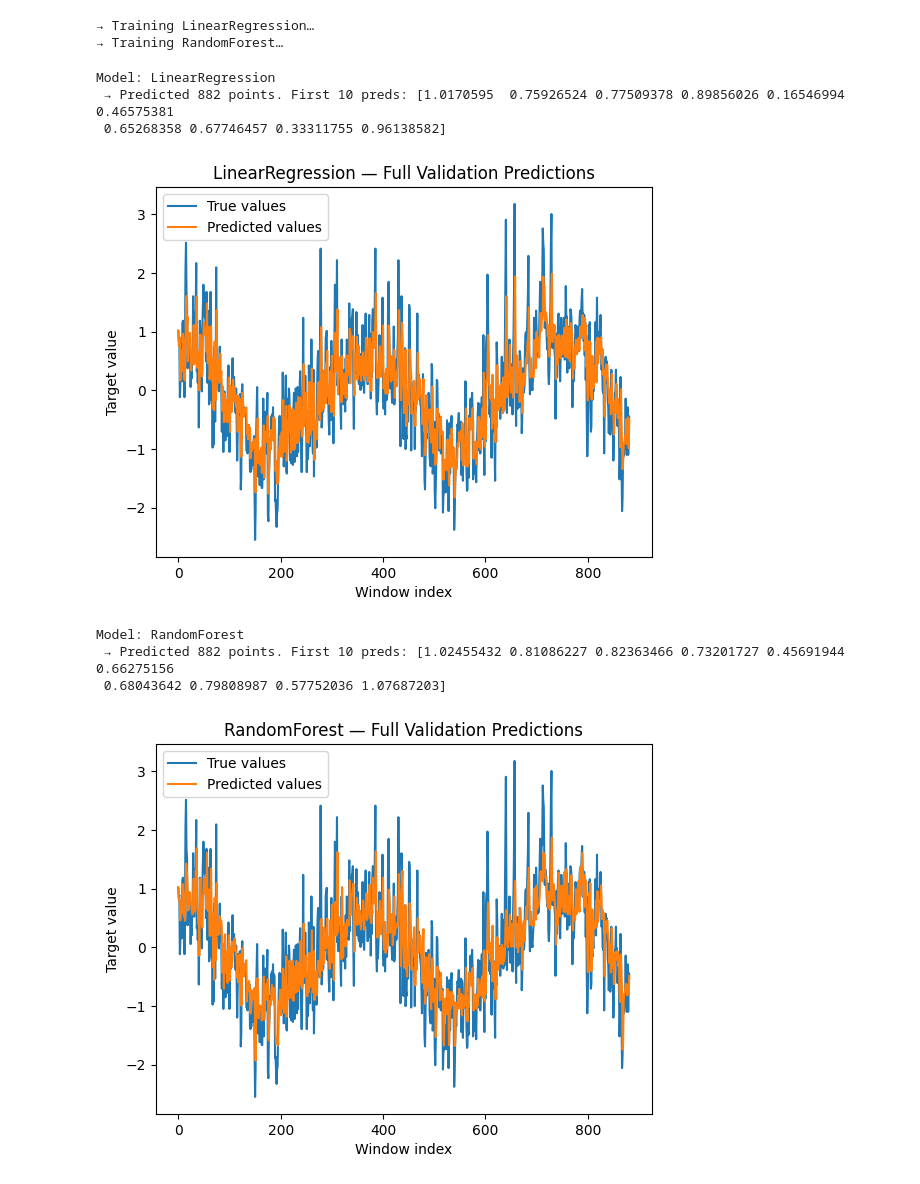
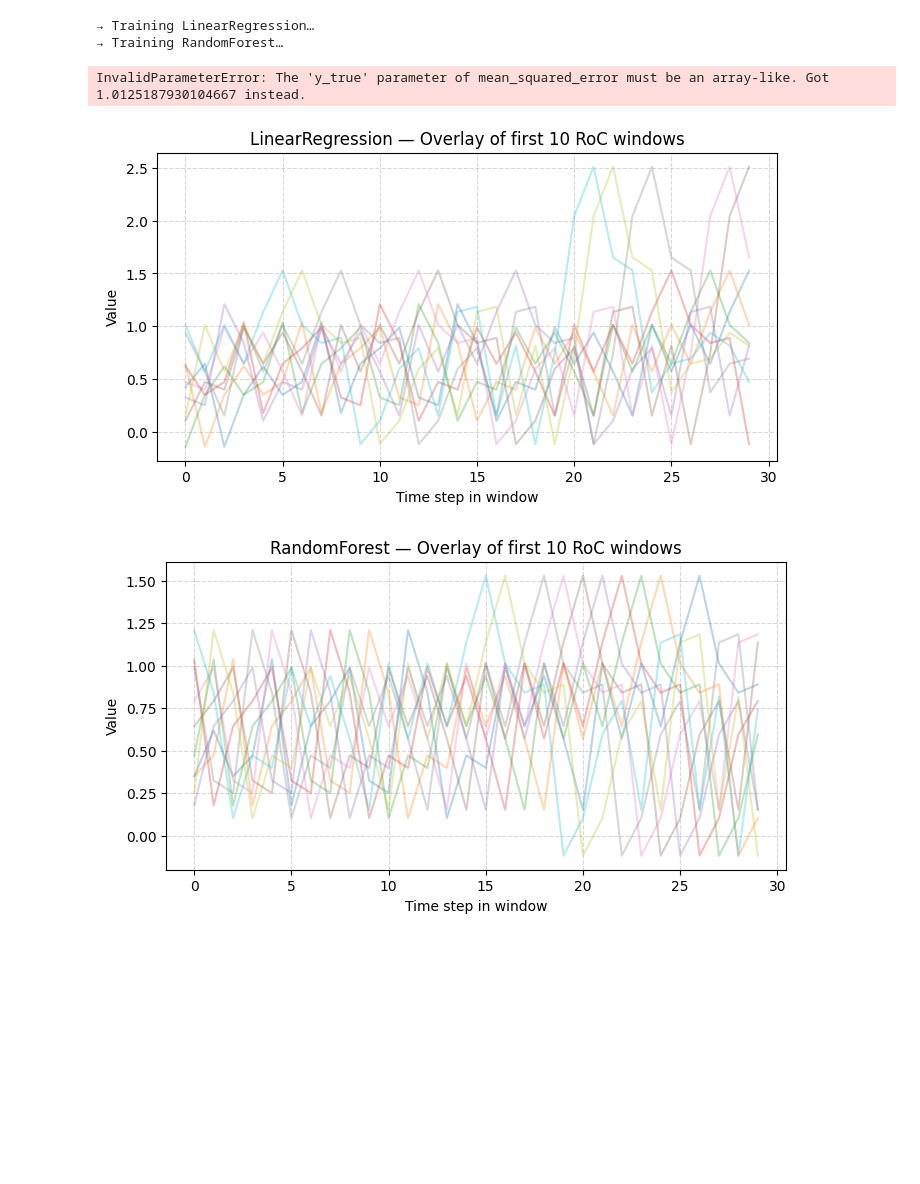
Before and after one commit to IliasAttary/bachelor_thesis, a Jupyter notebook: main.ipynb, the cells around one changed output. Cells and saved outputs as stored; diff of their text form; code cells hidden in the pictures; blank space fills up the shorter version.

Commit message:
Add some of the validation logic

```diff
--- a/main.ipynb
+++ b/main.ipynb
@@ -23,29 +28,43 @@ for name, model in forecasters.items():
 → Training LinearRegression…
 → Training RandomForest…
 # %%
+for model in forecasters.values():
+    model.roc.clear()
+
+for idx, window in enumerate(X_val):
+    errors = {}
+    for name, model in forecasters.items():
+        y_pred = model.predict(window)
+        errors[name] = (y_val[idx] - y_pred)**2
+
+    winner = min(errors, key=errors.get)
+    forecasters[winner].roc.append(idx)
+    print(f"Window {idx:3d} → best model = {winner}  (error = {errors[winner]:.4f})")
+
+print("\nRoC sizes:")
 for name, model in forecasters.items():
-    # 1) full-series prediction
-    y_preds = np.array([model.predict(window) for window in X_val])
-
-    # 2) print info so you know which is which
-    print(f"Model: {name}")
-    print(f" → Predicted {len(y_preds)} points. First 10 preds: {y_preds[:10]}")
-
-    # 3) plot true vs predicted over all windows
-    plt.figure()
-    plt.plot(y_val,    label="True values")
-    plt.plot(y_preds,  label="Predicted values")
-    plt.title(f"{name} — Full Validation Predictions")
-    plt.xlabel("Window index")
-    plt.ylabel("Target value")
-    plt.legend()
-    plt.show()
+    print(f"  {name:<18} {len(model.roc)} windows")
 # %% [output]
-Model: LinearRegression
- → Predicted 882 points. First 10 preds: [1.0170595  0.75926524 0.77509378 0.89856026 0.16546994 0.46575381
- 0.65268358 0.67746457 0.33311755 0.96138582]
+InvalidParameterError: The 'y_true' parameter of mean_squared_error must be an array-like. Got 1.0125187930104667 instead.
-[figure, removed]
-Model: RandomForest
- → Predicted 882 points. First 10 preds: [1.02455432 0.81086227 0.82363466 0.73201727 0.45691944 0.66275156
- 0.68043642 0.79808987 0.57752036 1.07687203]
-[figure, removed]
+# %%
+num_to_plot = 10  # how many windows to overlay per model
+
+for name, model in forecasters.items():
+    wins = model.roc[:num_to_plot]
+    if not wins:
+        print(f"{name}: no RoC windows to plot.")
+        continue
+
+    plt.figure(figsize=(8, 4))
+    for idx in wins:
+        w = X_val[idx]
+        plt.plot(w, alpha=0.3)            # overlay each window with some transparency
+
+    plt.title(f"{name} — Overlay of first {len(wins)} RoC windows")
+    plt.xlabel("Time step in window")
+    plt.ylabel("Value")
+    plt.grid(True, linestyle='--', alpha=0.5)
+    plt.show()
+# %% [output]
+[figure, added]
+[figure, added]
```
Also changed, not shown: parts of 1 cell of this notebook.
